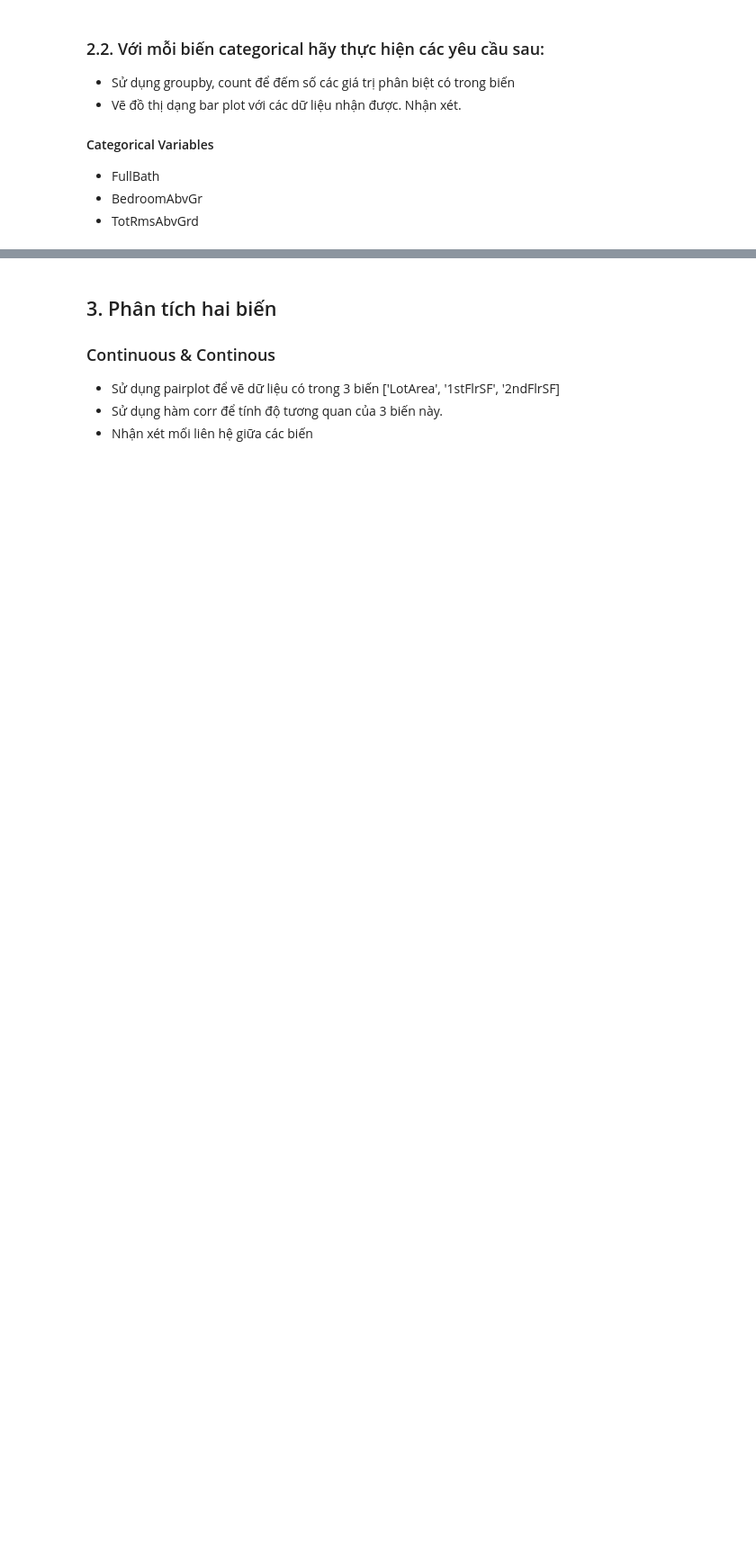
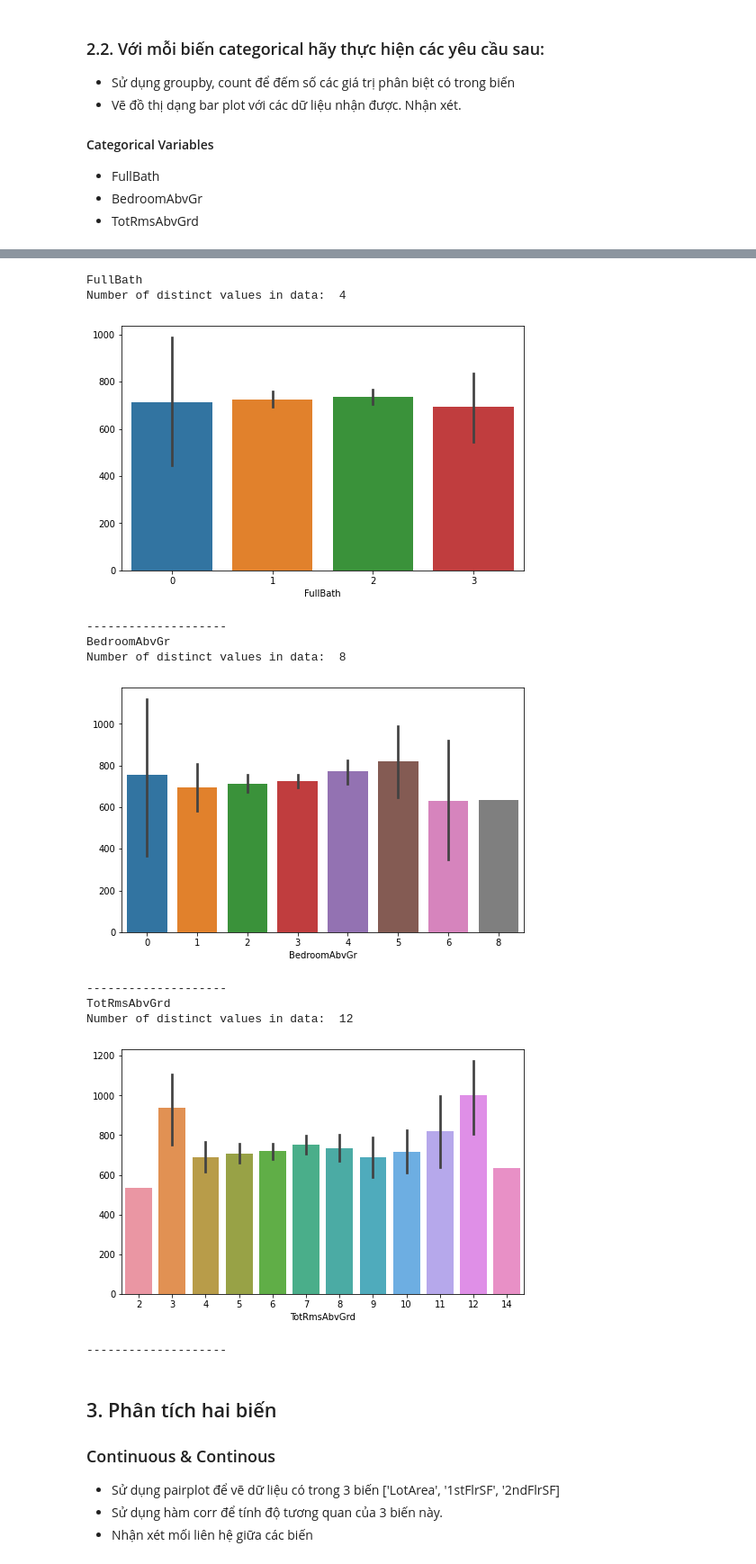
Before and after one commit to galvin96/course-MachineLearning, a Jupyter notebook: Math for Data Science/Bai thi cuoi khoa/Bai thi - Le Viet Hung.ipynb, the cells around one changed output, grey strips where cells are left out. Shown at 90% size. Saved outputs shown, nothing was run; the diff lists cells and outputs as text; code cells hidden in the pictures; blank space fills up the shorter version.

```diff
--- a/Math for Data Science/Bai thi cuoi khoa/Bai thi - Le Viet Hung.ipynb
+++ b/Math for Data Science/Bai thi cuoi khoa/Bai thi - Le Viet Hung.ipynb
@@ -300,3 +303,8 @@ Outlier Lower values: [3 3 3 3 3 3 3 3 3 3 3 3 3 3 3 3 3 3 3 3 3 3 3 3 3 3 3 3 3
 - FullBath
 - BedroomAbvGr
 - TotRmsAbvGrd
+# %%
+# Sử dụng groupby, count để đếm số các giá trị phân biệt có trong biến
+categoricals_vars = ['FullBath', 'BedroomAbvGr', 'TotRmsAbvGrd']
+df_categoricals = df[categoricals_vars]
+df_categoricals.info()
@@ -303,3 +322,26 @@ Outlier Lower values: [3 3 3 3 3 3 3 3 3 3 3 3 3 3 3 3 3 3 3 3 3 3 3 3 3 3 3 3 3
+# %%
+for cate in categoricals_vars:
+    print(cate)
+    distinct_values = df_categoricals.groupby(cate)[cate].value_counts()
+    print('Number of distinct values in data: ', distinct_values.count())
+    plt.figure(figsize=(8,5))
+    sns.barplot(x=cate, y=df_categoricals.index, data=df_categoricals)
+    plt.show()
+
+    print('-'*20)
+# %% [output]
+FullBath
+Number of distinct values in data:  4
+[figure, added]
+--------------------
+BedroomAbvGr
+Number of distinct values in data:  8
+[figure, added]
+--------------------
+TotRmsAbvGrd
+Number of distinct values in data:  12
+[figure, added]
+--------------------
 # %% [markdown]
 ## 3. Phân tích hai biến
 ### Continuous & Continous
```
Also changed, not shown: parts of 23 cells of this notebook, 1 other file.
